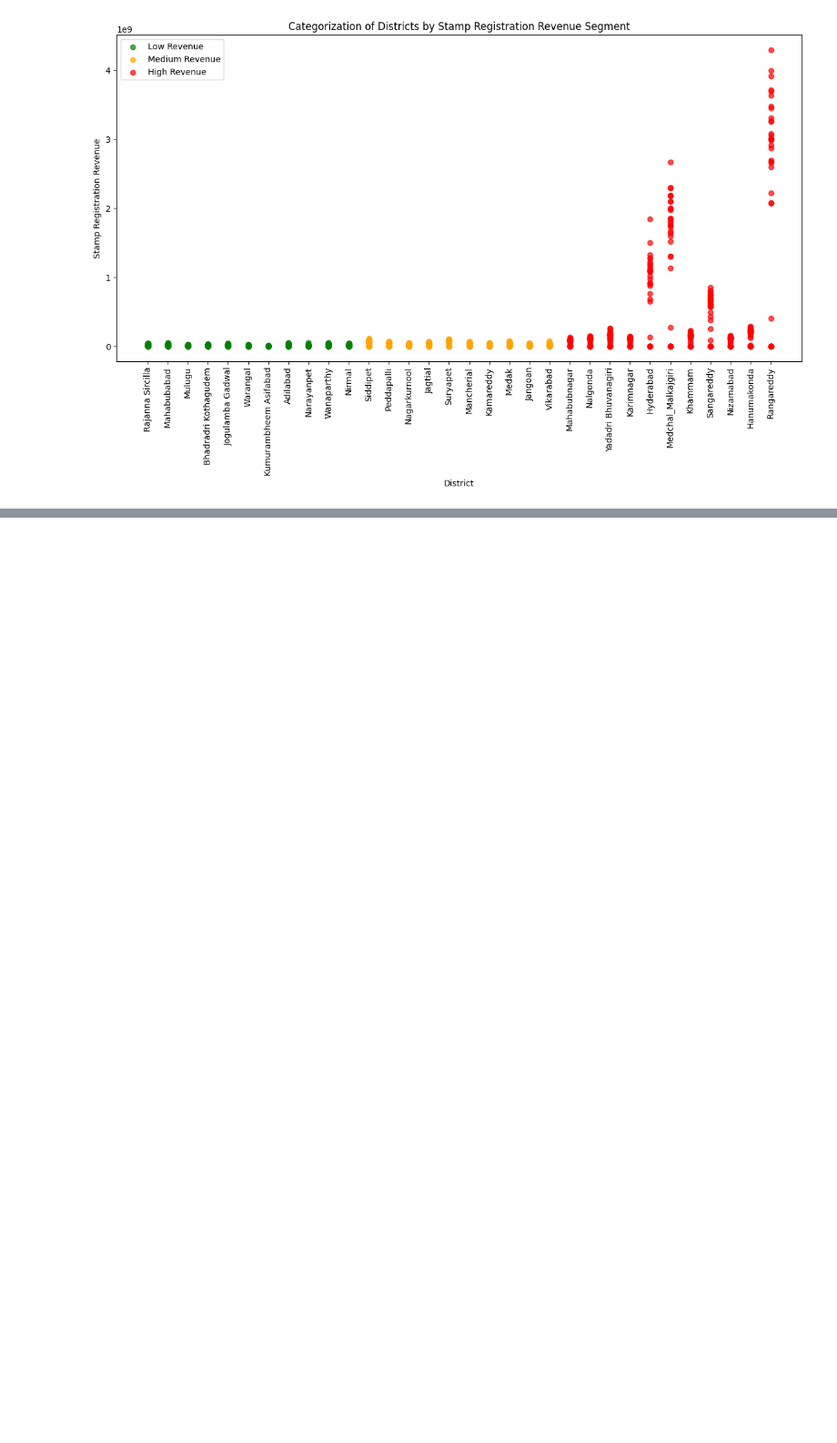
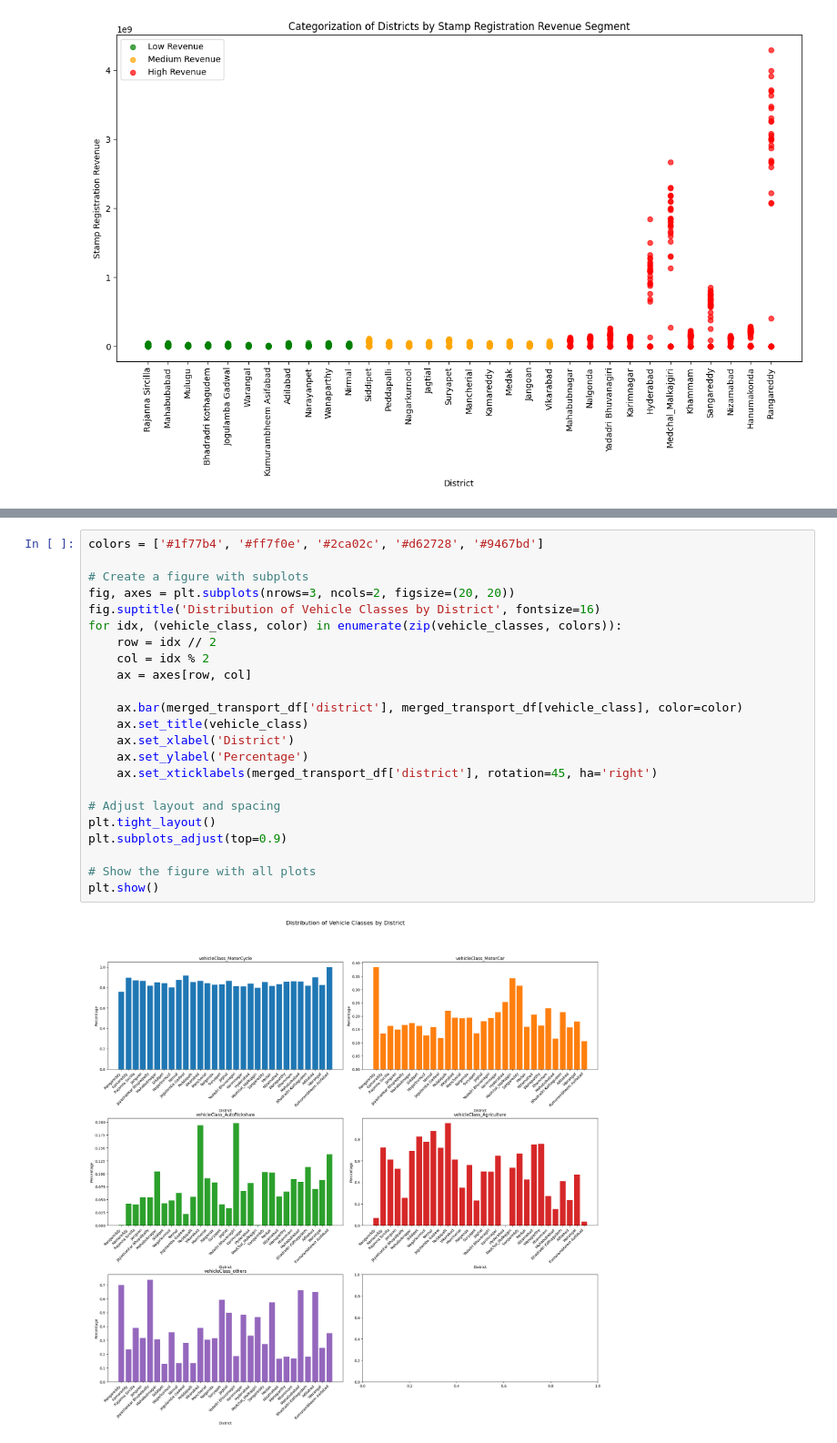
Before and after one commit to dipayanDNP/telangana-project, a Jupyter notebook: c7.ipynb, the cells around one changed output, grey strips where cells are left out. Shown at 91% size. Cells and saved outputs as stored; diff of their text form; blank space fills up the shorter version.

```diff
--- a/c7.ipynb
+++ b/c7.ipynb
@@ -371,0 +417,25 @@ display(m)
+# %%
+colors = ['#1f77b4', '#ff7f0e', '#2ca02c', '#d62728', '#9467bd']
+
+# Create a figure with subplots
+fig, axes = plt.subplots(nrows=3, ncols=2, figsize=(20, 20))
+fig.suptitle('Distribution of Vehicle Classes by District', fontsize=16)
+for idx, (vehicle_class, color) in enumerate(zip(vehicle_classes, colors)):
+    row = idx // 2
+    col = idx % 2
+    ax = axes[row, col]
+
+    ax.bar(merged_transport_df['district'], merged_transport_df[vehicle_class], color=color)
+    ax.set_title(vehicle_class)
+    ax.set_xlabel('District')
+    ax.set_ylabel('Percentage')
+    ax.set_xticklabels(merged_transport_df['district'], rotation=45, ha='right')
+
+# Adjust layout and spacing
+plt.tight_layout()
+plt.subplots_adjust(top=0.9)
+
+# Show the figure with all plots
+plt.show()
+# %% [output]
+[figure, added]
```
Also changed, not shown: parts of 5 cells of this notebook.
